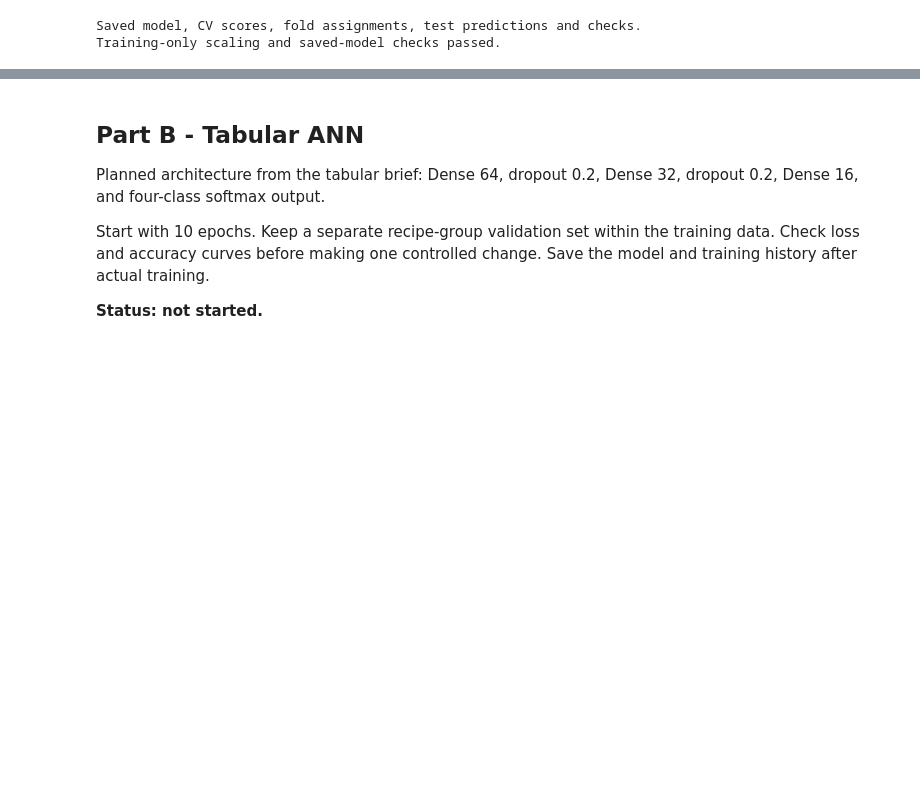
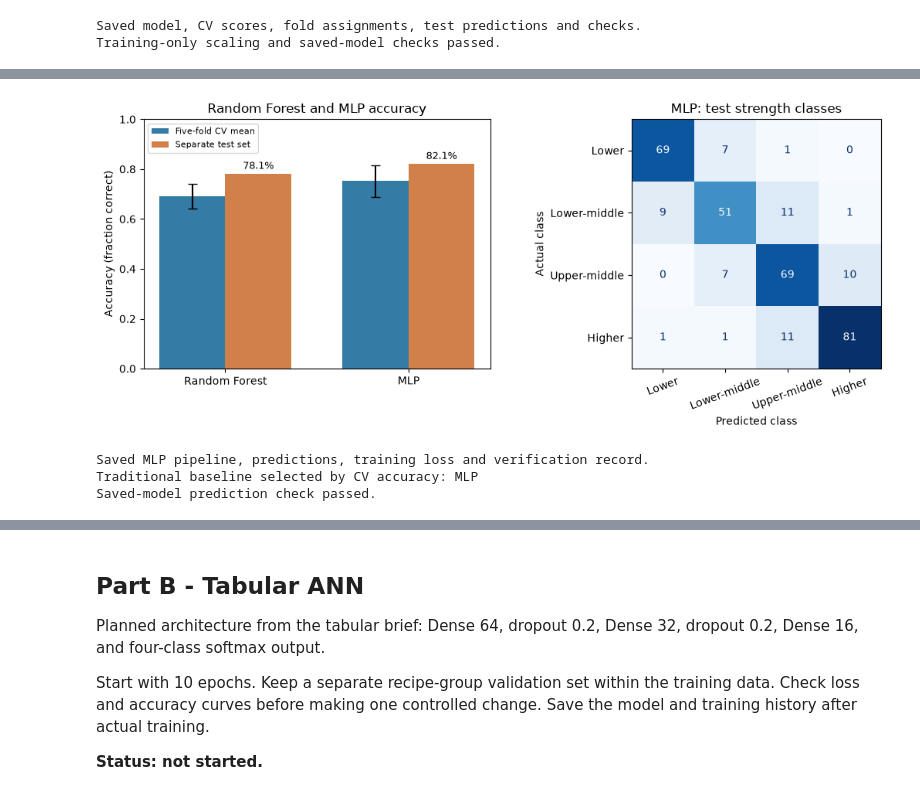
Before and after one commit to theh9j/COS40007, a Jupyter notebook: portfolio-3/Portfolio_Assessment_3_104999568_Pham_Quang_Minh.ipynb, the cells around one changed output, grey strips where cells are left out. Drawn from its saved outputs; the diff is of its cells as text; code cells hidden in the pictures; blank space fills up the shorter version.

Commit message:
added comparison chart and predictions

```diff
--- a/portfolio-3/Portfolio_Assessment_3_104999568_Pham_Quang_Minh.ipynb
+++ b/portfolio-3/Portfolio_Assessment_3_104999568_Pham_Quang_Minh.ipynb
@@ -251,0 +361,65 @@ chart. Use the saved recipe folds so the comparison is fair.
+# %%
+fig, axes = plt.subplots(1, 2, figsize=(11, 4.5))
+positions = np.arange(len(comparison))
+axes[0].bar(positions-.18, comparison.cv_accuracy_mean, width=.36,
+             label='Five-fold CV mean', color='#347ca5')
+axes[0].bar(positions+.18, comparison.test_accuracy, width=.36,
+             label='Separate test set', color='#d08048')
+axes[0].errorbar(positions-.18, comparison.cv_accuracy_mean,
+    yerr=comparison.cv_accuracy_sd, fmt='none', color='black', capsize=4)
+axes[0].set(xticks=positions, xticklabels=comparison.model,
+             ylim=(0, 1), ylabel='Accuracy (fraction correct)',
+             title='Random Forest and MLP accuracy')
+axes[0].legend(fontsize=8)
+for i, value in enumerate(comparison.test_accuracy):
+    axes[0].text(i+.18,value+.02,f'{value:.1%}',ha='center',fontsize=9)
+ConfusionMatrixDisplay.from_predictions(y_test, mlp_prediction,
+    labels=range(4), display_labels=CLASS_NAMES, cmap='Blues', values_format='d',
+    colorbar=False, ax=axes[1], xticks_rotation=20)
+axes[1].set(title='MLP: test strength classes',
+             xlabel='Predicted class', ylabel='Actual class')
+fig.tight_layout()
+fig.savefig('figures/traditional_models_comparison.png', dpi=180)
+plt.show()
+plt.close(fig)
+# %% [output]
+[figure, added]
+# %%
+mlp_path = Path('models/mlp_baseline.pkl')
+with mlp_path.open('wb') as stream:
+    pickle.dump(mlp, stream, protocol=pickle.HIGHEST_PROTOCOL)
+with mlp_path.open('rb') as stream:
+    restored_mlp = pickle.load(stream)
+np.testing.assert_array_equal(restored_mlp.predict(X_test),mlp_prediction)
+pd.DataFrame({'source_row':test.source_row.to_numpy(),
+              'actual_class':y_test.to_numpy(),
+              'predicted_class':mlp_prediction}).to_csv(
+    'results/mlp_test_predictions.csv',index=False)
+pd.DataFrame({'iteration':np.arange(1,mlp.named_steps['model'].n_iter_+1),
+              'training_loss':mlp.named_steps['model'].loss_curve_}).to_csv(
+    'results/mlp_training_loss.csv',index=False)
+best_traditional = comparison.loc[comparison.cv_accuracy_mean.idxmax(),'model']
+checks_03 = {
+    'iteration':3, 'date':'2026-11-01', 'student_id':'104999568',
+    'name':'Pham Quang Minh', 'seed':SEED, 'source_sha256':source_hash,
+    'features':FEATURES, 'class_names':CLASS_NAMES,
+    'same_split_and_cv_folds_as_random_forest':True,
+    'cv_scalers_fit_on_fold_training_only':True,
+    'final_scaler_fit_on_training_only':True,
+    'saved_model_predictions_match':True,
+    'model_parameters':mlp.named_steps['model'].get_params(),
+    'final_iterations':int(mlp.named_steps['model'].n_iter_),
+    'cv_convergence_warnings':cv_convergence,
+    'final_fit_convergence_warnings':fit_convergence,
+    'metrics':mlp_metrics, 'best_traditional_by_cv_accuracy':best_traditional,
+    'versions':metadata['versions'],
+    'ai_assistance':'MLP example adaptation, explanations and checks'
+}
+Path('checks/iteration-03-checks.json').write_text(json.dumps(checks_03,indent=2))
+print('Saved MLP pipeline, predictions, training loss and verification record.')
+print('Traditional baseline selected by CV accuracy:', best_traditional)
+print('Saved-model prediction check passed.')
+# %% [output]
+Saved MLP pipeline, predictions, training loss and verification record.
+Traditional baseline selected by CV accuracy: MLP
+Saved-model prediction check passed.
```
Also changed, not shown: parts of 9 cells of this notebook, 10 other files.
